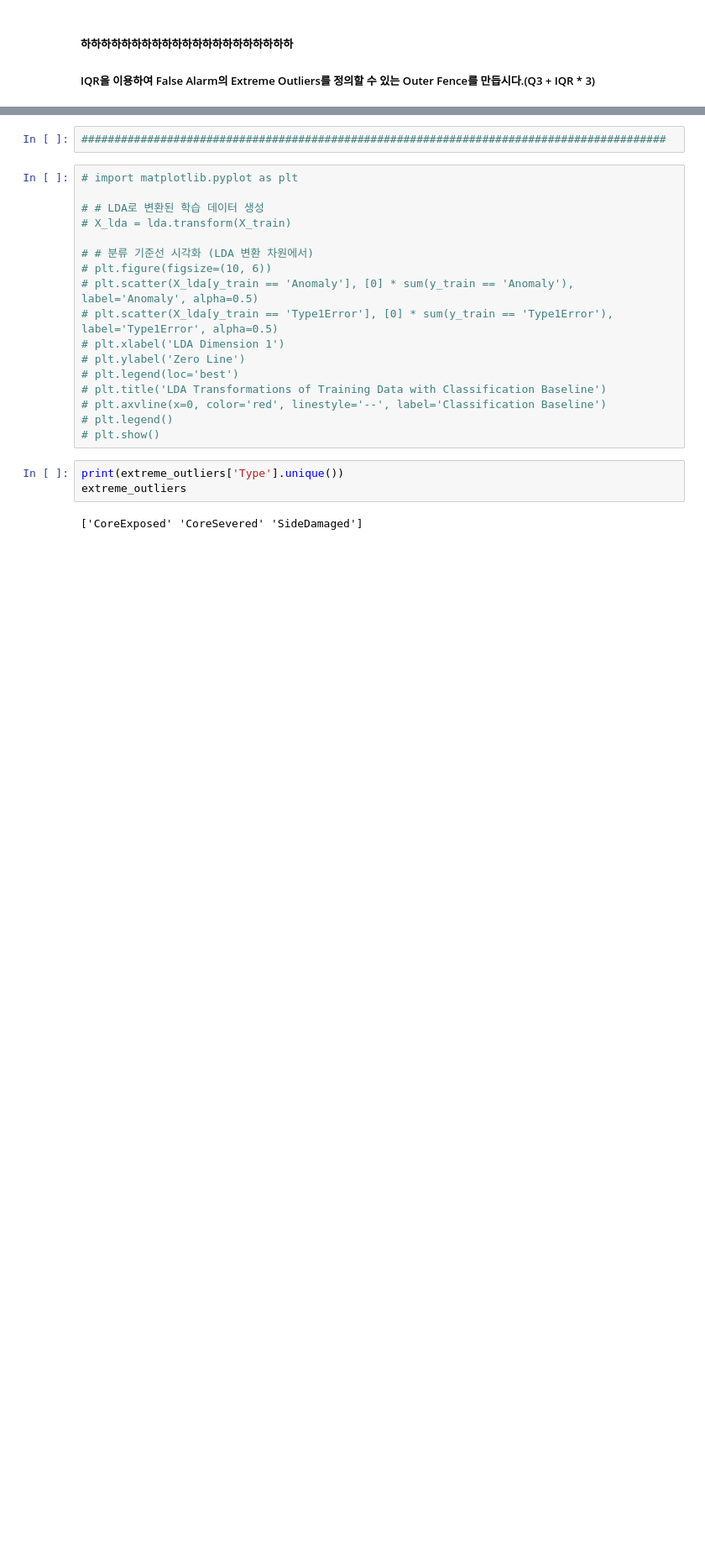
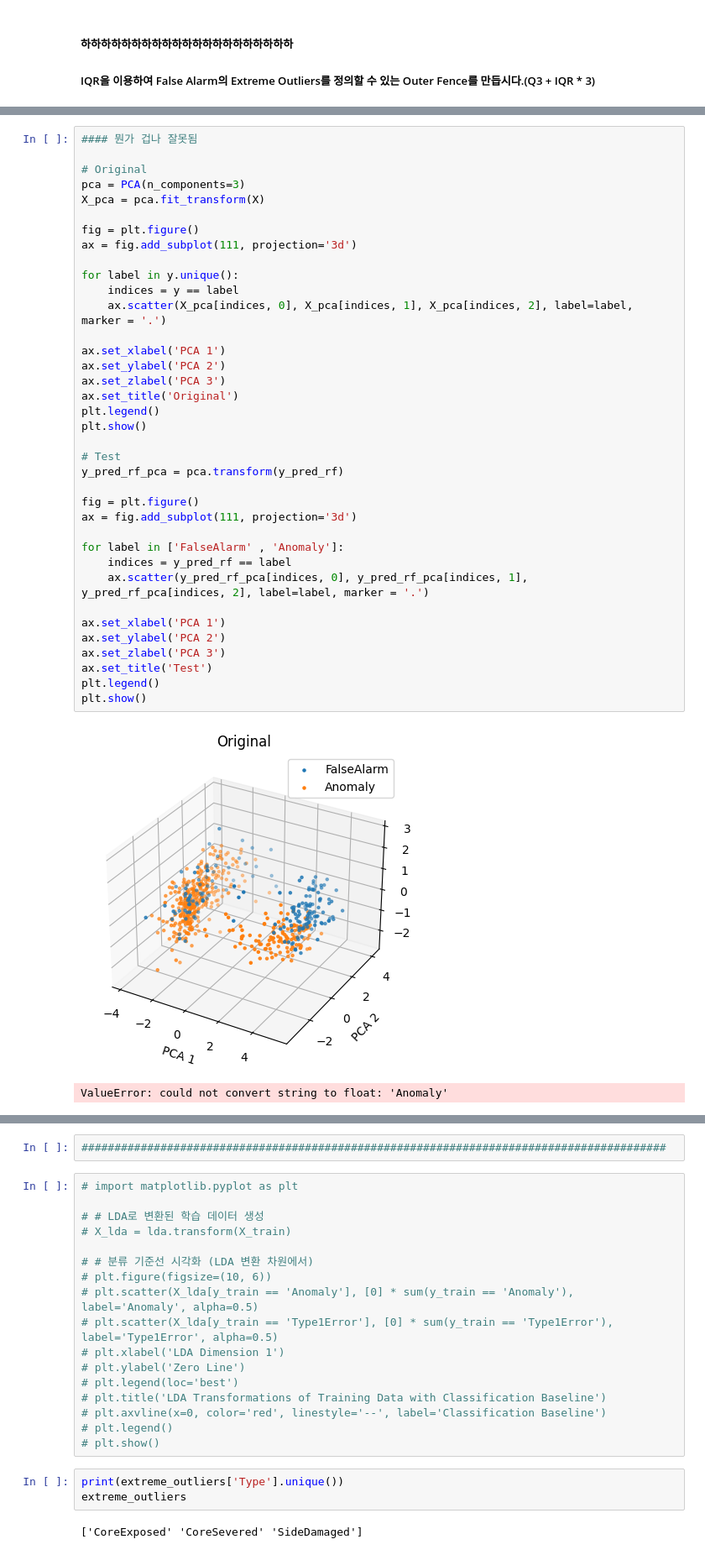
Before and after one commit to changyeon99/CapstoneDesign2, a Jupyter notebook: Oct_6th.ipynb, the cells around one changed output, grey strips where cells are left out. Shown at 84% size. Saved outputs shown, nothing was run; the diff lists cells and outputs as text; blank space fills up the shorter version.

```diff
--- a/Oct_6th.ipynb
+++ b/Oct_6th.ipynb
@@ -670 +731,41 @@ dtype: float64
+# %%
+#### 뭔가 겁나 잘못됨
+
+# Original
+pca = PCA(n_components=3)
+X_pca = pca.fit_transform(X)
+
+fig = plt.figure()
+ax = fig.add_subplot(111, projection='3d')
+
+for label in y.unique():
+    indices = y == label
+    ax.scatter(X_pca[indices, 0], X_pca[indices, 1], X_pca[indices, 2], label=label, marker = '.')
+
+ax.set_xlabel('PCA 1')
+ax.set_ylabel('PCA 2')
+ax.set_zlabel('PCA 3')
+ax.set_title('Original')
+plt.legend()
+plt.show()
+
+# Test
+y_pred_rf_pca = pca.transform(y_pred_rf)
+
+fig = plt.figure()
+ax = fig.add_subplot(111, projection='3d')
+
+for label in ['FalseAlarm' , 'Anomaly']:
+    indices = y_pred_rf == label
+    ax.scatter(y_pred_rf_pca[indices, 0], y_pred_rf_pca[indices, 1], y_pred_rf_pca[indices, 2], label=label, marker = '.')
+
+ax.set_xlabel('PCA 1')
+ax.set_ylabel('PCA 2')
+ax.set_zlabel('PCA 3')
+ax.set_title('Test')
+plt.legend()
+plt.show()
+# %% [output]
+[figure, added]
+ValueError: could not convert string to float: 'Anomaly'
 # %%
```
Also changed, not shown: parts of 17 cells of this notebook.
